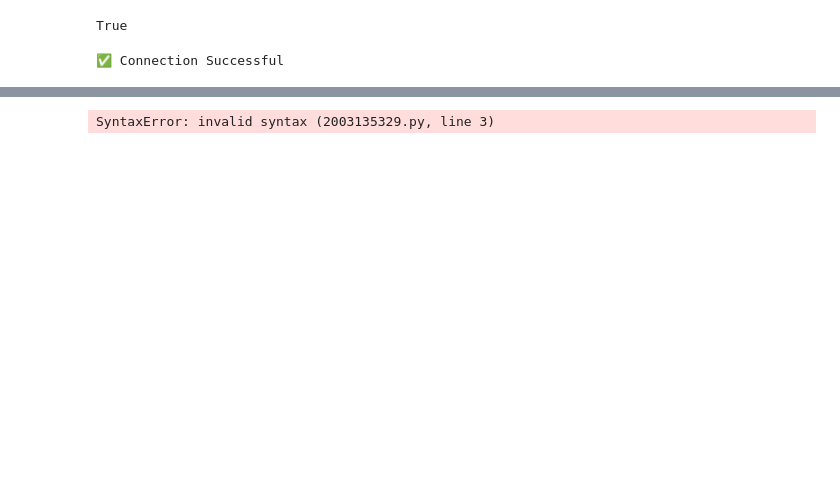
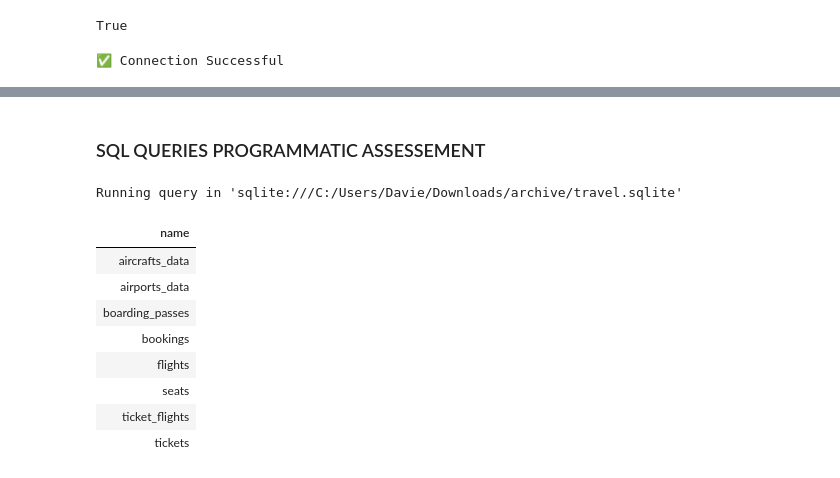
Before and after one commit to Daviedavie100/SQL_Projects, a Jupyter notebook: data.ipynb, the cells around one changed output, grey strips where cells are left out. Cells and saved outputs as stored; diff of their text form; code cells hidden in the pictures; blank space fills up the shorter version.

```diff
--- a/data.ipynb
+++ b/data.ipynb
@@ -122,6 +120,17 @@ If you need help solving this issue, send us a message: https://ploomber.io/comm
+# %% [markdown]
+### SQL QUERIES PROGRAMMATIC ASSESSEMENT
 # %%
-# Run an SQL query
-%%sql
-SELECT name FROM sqlite_schema WHERE type ='table';
+# Display all the tables in the database
+
+%sql SELECT name FROM sqlite_master WHERE type='table';
 # %% [output]
-SyntaxError: invalid syntax (2003135329.py, line 3)
+Running query in 'sqlite:///C:/Users/Davie/Downloads/archive/travel.sqlite'
+| name |
+| aircrafts_data |
+| airports_data |
+| boarding_passes |
+| bookings |
+| flights |
+| seats |
+| ticket_flights |
+| tickets |
```
Also changed, not shown: parts of 32 cells of this notebook.
